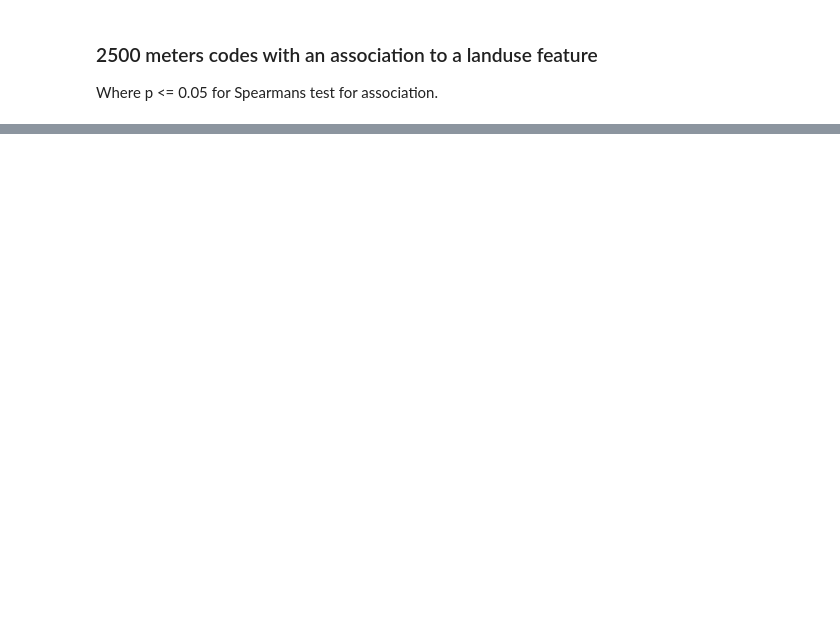
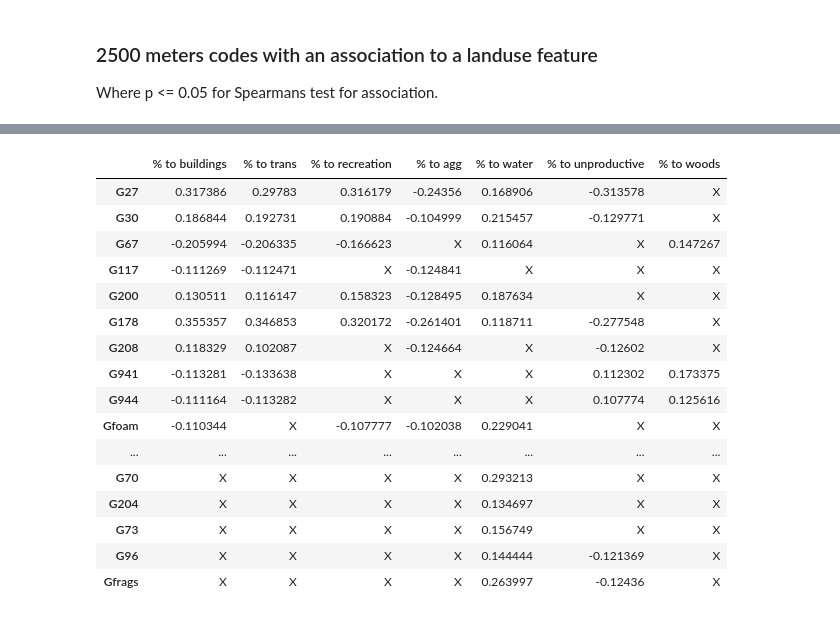
Before and after one commit to hammerdirt-analyst/landuse, a Jupyter notebook: land_use_buffers.ipynb, the cells around one changed output, grey strips where cells are left out. Drawn from its saved outputs; the diff is of its cells as text; code cells hidden in the pictures; blank space fills up the shorter version.

```diff
--- a/land_use_buffers.ipynb
+++ b/land_use_buffers.ipynb
@@ -412,0 +314,60 @@ srho_results_2500
+# %%
+# the buffer results from qgis
+lu_2000 = pd.read_csv('luse_5k.csv')
+lu_2000.rename(columns={'location':'slug'}, inplace=True)
+
+# make a df with location slug, landuse label and land use value:
+for a_num in lu_2000.AS18_27.unique():
+    lu_2000.loc[lu_2000.AS18_27==a_num, "label"]=label_keys[a_num]
+
+# the locations that need land use data
+data = pd.DataFrame(index = fd.location.unique())
+
+# records with a quantity greater than 30
+abundant_codes = fd[fd.quantity > 30].code.unique()
+
+# getting a list of the current landuse categories
+add_these_cols = lu_2000.label.unique()
+
+# counting the number of points inside the buffer for each category and location
+bufferdata = lu_2000.groupby(['slug','label'], as_index=False).AS18_27.count()
+
+these_groups = list(group_parts.keys())
+
+some_data = aggregate_buffer_data(data, add_these_cols, bufferdata, label_keys)
+
+sd_0 = adjusted_land_use(some_data, label_keys)
+
+sd_1 = account_for_adj_luse(data, label_keys)
+
+sd_2 = aggregate_the_luse_groups(data, add_these_cols, group_parts, as_1827_part)
+
+fd_luse = assign_luse_stat_to_survey_results(fd, sd_2,som_cols)
+
+this_data = fd_luse[[unit_label,*som_cols, 'code']]
+
+myresults = check_hypothesis(this_data, abundant_codes, som_cols, stats.spearmanr)
+
+srho_results_2000 = pd.DataFrame.from_dict(myresults, orient='index')
+srho_results_2000.fillna("X", inplace=True)
+
+# the survey data with land use attached
+srho_results_2000
+# %% [output]
+|  | % to buildings | % to trans | % to recreation | % to agg | % to water | % to unproductive | % to woods |
+| G27 | 0.317386 | 0.29783 | 0.316179 | -0.24356 | 0.168906 | -0.313578 | X |
+| G30 | 0.186844 | 0.192731 | 0.190884 | -0.104999 | 0.215457 | -0.129771 | X |
+| G67 | -0.205994 | -0.206335 | -0.166623 | X | 0.116064 | X | 0.147267 |
+| G117 | -0.111269 | -0.112471 | X | -0.124841 | X | X | X |
+| G200 | 0.130511 | 0.116147 | 0.158323 | -0.128495 | 0.187634 | X | X |
+| G178 | 0.355357 | 0.346853 | 0.320172 | -0.261401 | 0.118711 | -0.277548 | X |
+| G208 | 0.118329 | 0.102087 | X | -0.124664 | X | -0.12602 | X |
+| G941 | -0.113281 | -0.133638 | X | X | X | 0.112302 | 0.173375 |
+| G944 | -0.111164 | -0.113282 | X | X | X | 0.107774 | 0.125616 |
+| Gfoam | -0.110344 | X | -0.107777 | -0.102038 | 0.229041 | X | X |
+| ... | ... | ... | ... | ... | ... | ... | ... |
+| G70 | X | X | X | X | 0.293213 | X | X |
+| G204 | X | X | X | X | 0.134697 | X | X |
+| G73 | X | X | X | X | 0.156749 | X | X |
+| G96 | X | X | X | X | 0.144444 | -0.121369 | X |
+| Gfrags | X | X | X | X | 0.263997 | -0.12436 | X |
```
Also changed, not shown: parts of 11 cells of this notebook, 2 other files.
